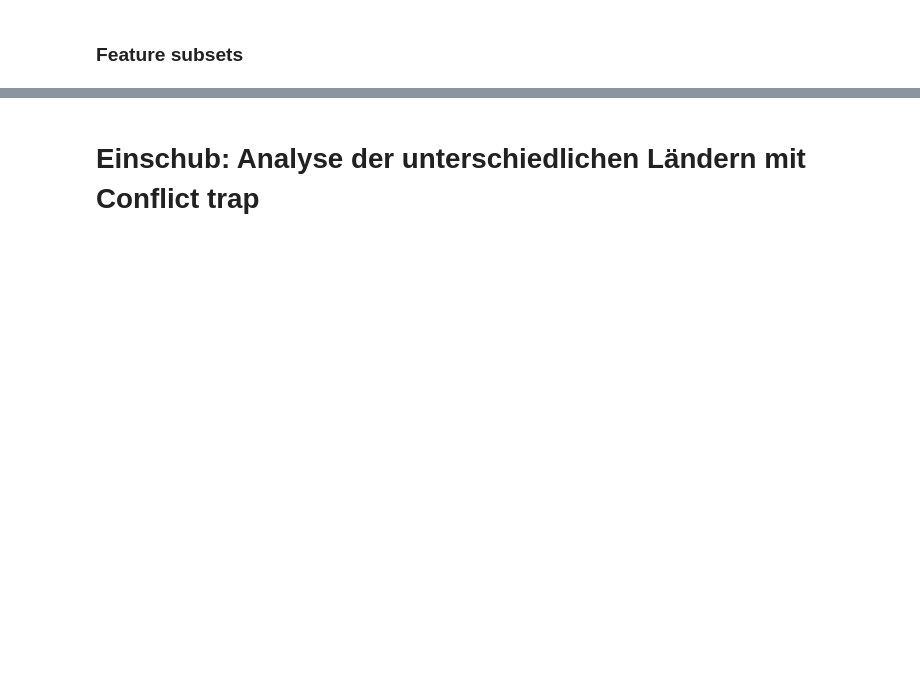
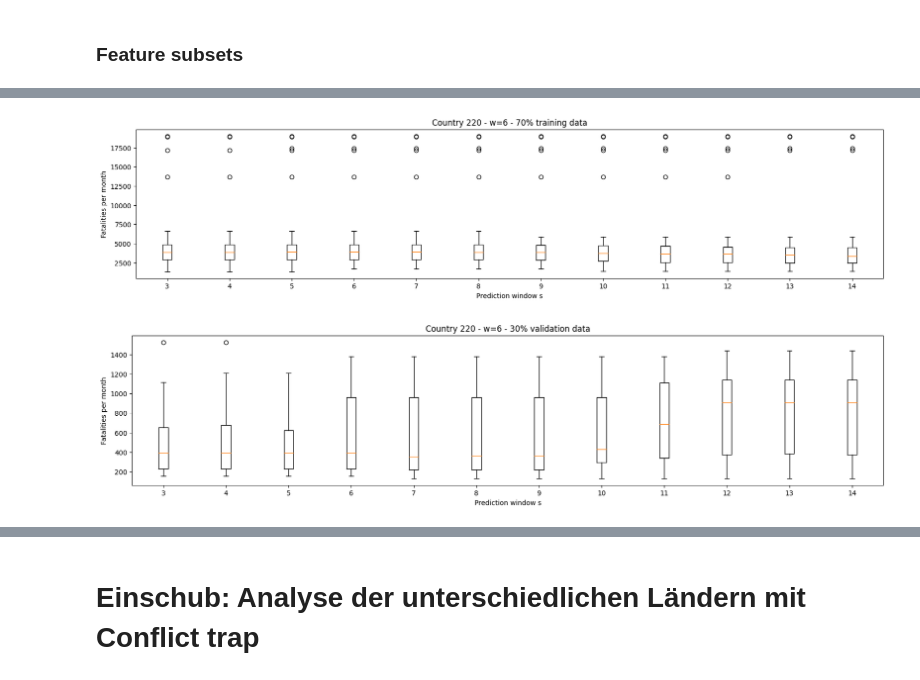
Before and after one commit to toboden/ConflictPredProbabilistic, a Jupyter notebook: old_code/Main_oneCountry_feedFwdNN_empirical.ipynb, the cells around one changed output, grey strips where cells are left out. Drawn from its saved outputs; the diff is of its cells as text; code cells hidden in the pictures; blank space fills up the shorter version.

```diff
--- a/old_code/Main_oneCountry_feedFwdNN_empirical.ipynb
+++ b/old_code/Main_oneCountry_feedFwdNN_empirical.ipynb
@@ -601,7 +601,7 @@ rel_validation_size = 0.4 # percentual size of the validation set
 var_threshold = 0.05 # variance threshold for dropping columns
 mean_fatlities_per_month_threshold = 5 # threshold for the average number of fatalities per month (conflict trap detection)
 
-w_max = 6 # the maximal w (months to estimate the fatalities from) is set to e.g. 3 years (36 months)
+w_max = 12 # the maximal w (months to estimate the fatalities from) is set to e.g. 3 years (36 months)
 # BUT: If w_max=36 leads to a number of rolling windows < 1 in the validation dataset,
 # w_max is set to the maximal w, so that the number of rolling windows is >= 1
 # => this step is done below in the section for each country
@@ -931,0 +825,29 @@ IndexError: too many indices for array: array is 1-dimensional, but 2 were index
+# %%
+plt.figure(figsize=(20, 4))
+for s in range(3,14+1):
+    # Erstellen Sie den Boxplot für data
+    plt.boxplot(YYdistribution_list[s-3]['Y_train'], positions=[s-3 + 1], labels=[str(s)])
+
+# Optional: Beschriftungen hinzufügen
+plt.xlabel('Prediction window s')
+plt.ylabel('Fatalities per month')
+plt.title('Country ' +str(country) + ' - w=' + str(w) + ' - 70% training data')
+
+# Den Boxplot anzeigen
+plt.show()
+
+plt.figure(figsize=(20, 4))
+for s in range(3,14+1):
+    # Erstellen Sie den Boxplot für data2 neben data
+    plt.boxplot(YYdistribution_list[s-3]['Y_valid'], positions=[s - 3 +1], labels=[str(s)])
+
+# Optional: Beschriftungen hinzufügen
+plt.xlabel('Prediction window s')
+plt.ylabel('Fatalities per month')
+plt.title('Country ' +str(country) + ' - w=' + str(w) + ' - 30% validation data')
+
+# Den Boxplot anzeigen
+plt.show()
+# %% [output]
+[figure, added]
+[figure, added]
```
Also changed, not shown: parts of 26 cells of this notebook, 4 other files.
